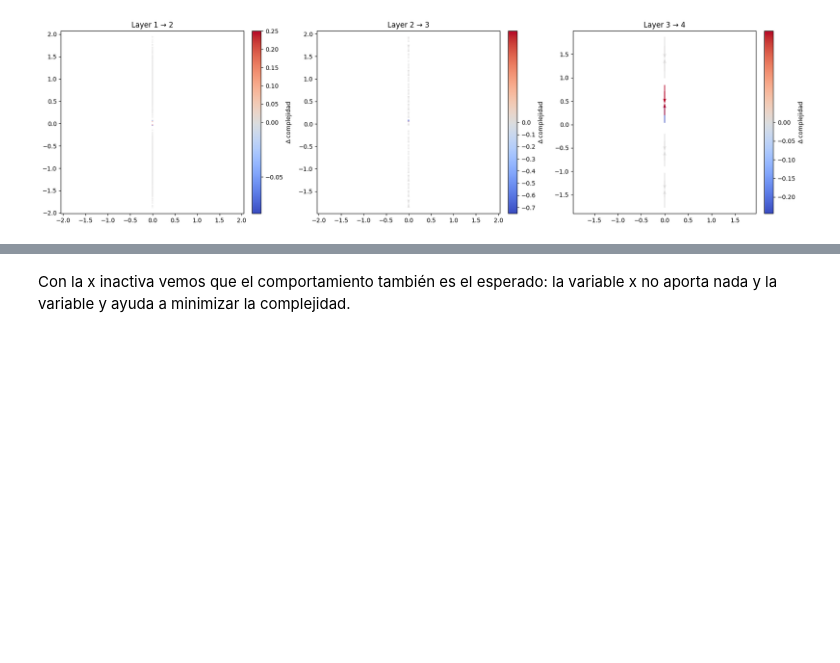
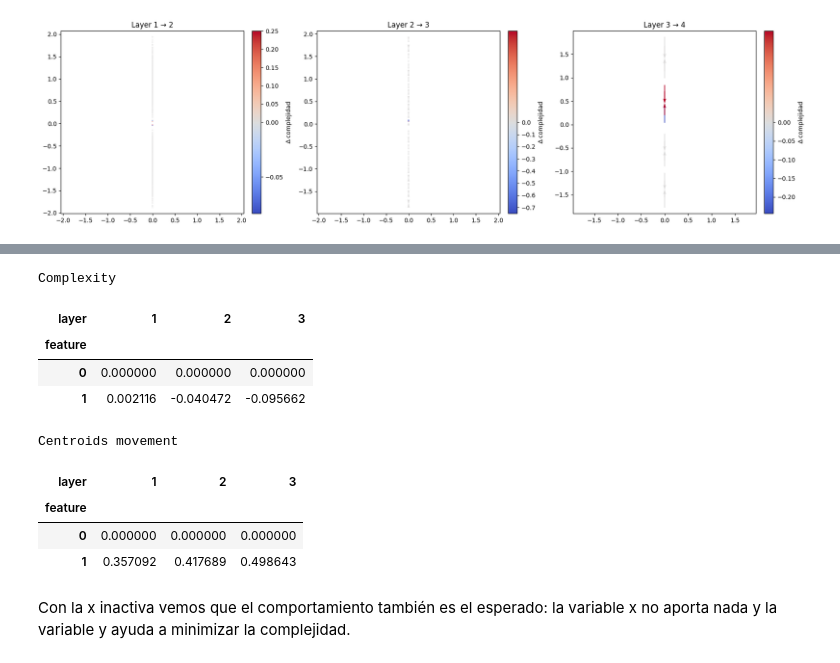
Before and after one commit to carmenlancho/FeatureSelection_Complexity, a Jupyter notebook: Notebooks/TrackingCentroides_Hostility.ipynb, the cells around one changed output, grey strips where cells are left out. Cells and saved outputs as stored; diff of their text form; code cells hidden in the pictures; blank space fills up the shorter version.

```diff
--- a/Notebooks/TrackingCentroides_Hostility.ipynb
+++ b/Notebooks/TrackingCentroides_Hostility.ipynb
@@ -371,3 +369,25 @@ plot_scores_by_layer(resultados['list_scores_robust'], feature_cols, title="Robu
+# %%
+df_long, df_complexity_wide, df_centroids_wide = scores_tables_by_layer(
+    resultados['list_scores_raw'],        # complejidad
+    resultados['list_scores_centroid_mean_range'],  # movimiento centroides
+    feature_cols
+)
+
+print('Complexity')
+display(df_complexity_wide)
+print('Centroids movement')
+display(df_centroids_wide)
+# %% [output]
+Complexity
+| layer | 1 | 2 | 3 |
+| feature |  |  |  |
+| 0 | 0.000000 | 0.000000 | 0.000000 |
+| 1 | 0.002116 | -0.040472 | -0.095662 |
+Centroids movement
+| layer | 1 | 2 | 3 |
+| feature |  |  |  |
+| 0 | 0.000000 | 0.000000 | 0.000000 |
+| 1 | 0.357092 | 0.417689 | 0.498643 |
 # %% [markdown]
 Con la x inactiva vemos que el comportamiento también es el esperado: la variable x no aporta nada y la variable y ayuda a minimizar la complejidad.
 # %% [markdown]
```
Also changed, not shown: parts of 8 cells of this notebook.
